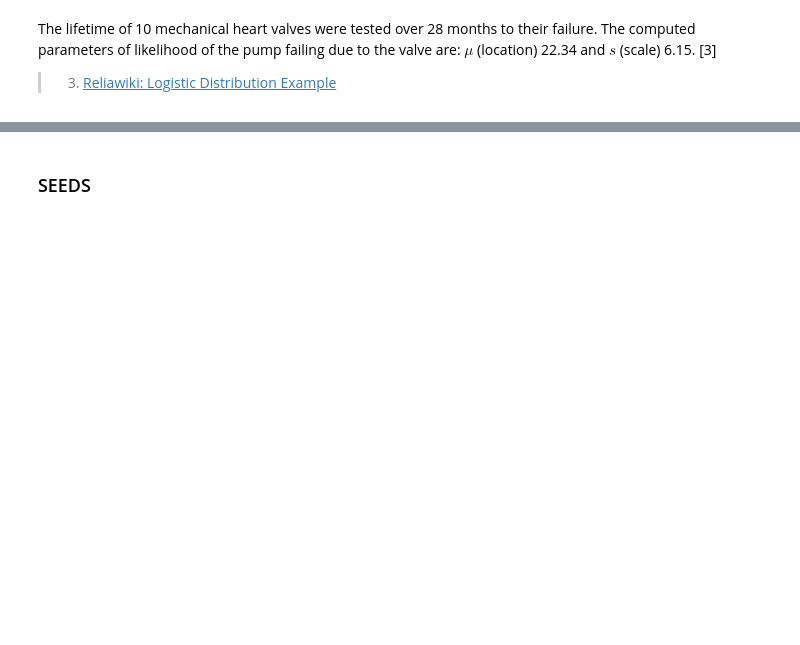
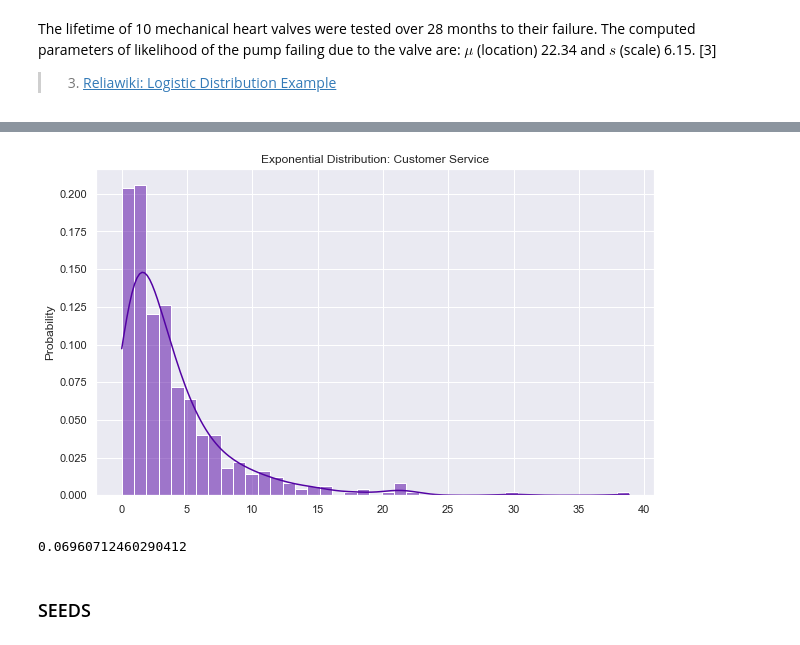
Before and after one commit to olgarozhdestvina/numpy.random, a Jupyter notebook: Numpy.random.ipynb, the cells around one changed output, grey strips where cells are left out. Cells and saved outputs as stored; diff of their text form; code cells hidden in the pictures; blank space fills up the shorter version.

```diff
--- a/Numpy.random.ipynb
+++ b/Numpy.random.ipynb
@@ -1027,0 +1059,6 @@ plt.show()
+# %%
+# Draw 500 samples with average 4 minutes spend on each client
+x = rng.exponential(4, 500)
+
+# Display the distribution
+x
@@ -1028,2 +1083,33 @@ plt.show()
+# %%
+# Change colour scheme.
+sns.set_palette("plasma")
+
+# Set the title and x label for the future plot.
+plt.title("Exponential Distribution: Customer Service")
+
+# Get axis handle
+ax = plt.gca()
+
+# Build a plot.
+sns.histplot(x, stat="probability", kde=True)
+
+# Show the plot.
+plt.show()
+# %% [output]
+[figure, added]
+# %%
+# Below is apadted from https://stackoverflow.com/questions/20130768/retrieve-xy-data-from-matplotlib-figure
+
+# Get the first line
+line = ax.lines[0]
+
+# Retrieve the x and y data
+x = line.get_xdata(orig=True)
+y = line.get_ydata(orig=True)
+
+# Check the probability of the clerk spending 5 minutes with a client
+np.interp(5,x,y)
+# %% [output]
+0.06960712460290412
 # %% [markdown]
 ### SEEDS  <a name="seeds"></a>
```
Also changed, not shown: parts of 51 cells of this notebook.
